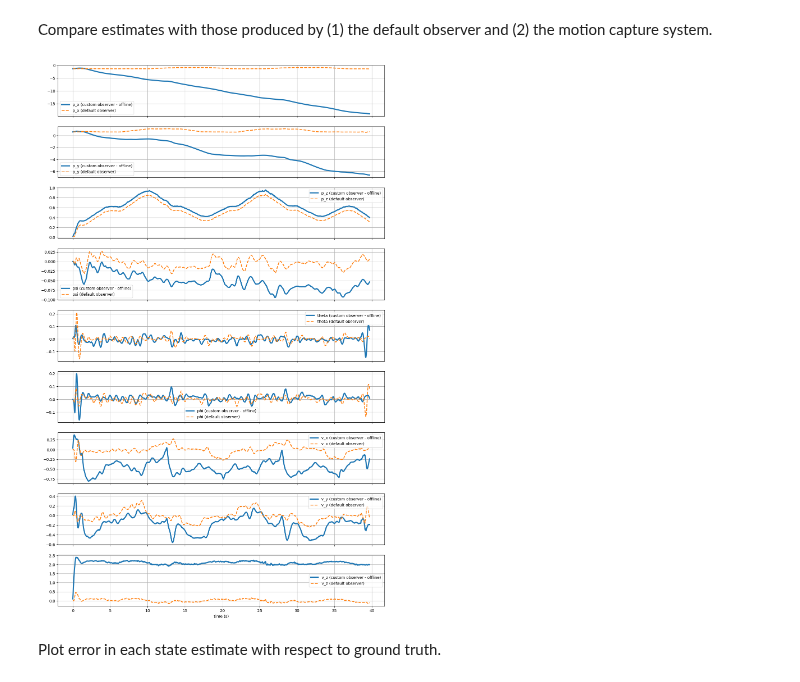
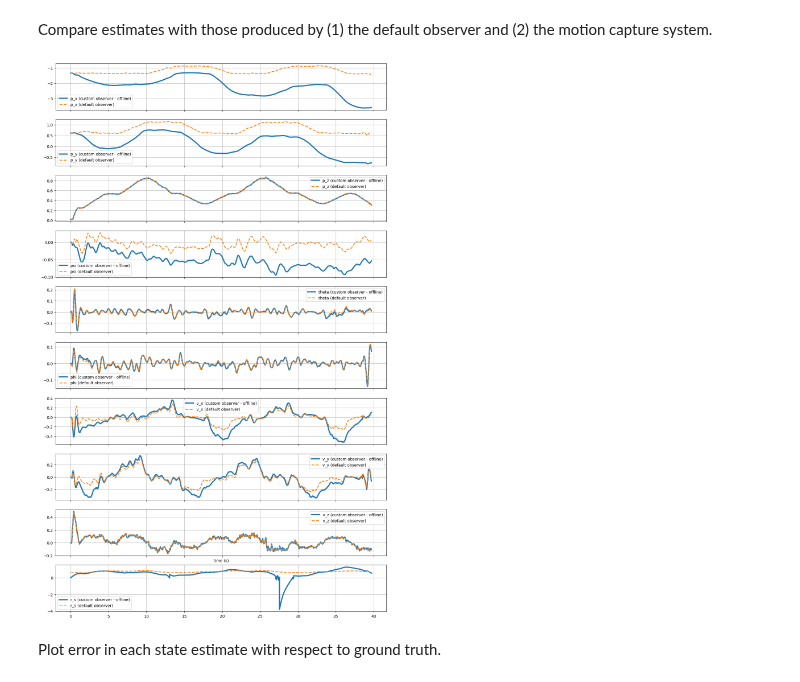
Before and after one commit to Chairless-maybe/crazyflie-client, a Jupyter notebook: project/offline-implementation.ipynb, the cells around one changed output. Drawn from its saved outputs; the diff is of its cells as text; code cells hidden in the pictures.

```diff
--- a/project/offline-implementation.ipynb
+++ b/project/offline-implementation.ipynb
@@ -460,3 +460,17 @@ for i in range(len(t)):
     r_s_offline[i] = r_s
 # %% [markdown]
 Compute error in each state estimate (relative to state estimates produced by the default observer and logged during the flight test).
+# %%
+p_x_t_w = -1.2
+p_y_t_w = 1.2
+p_z_t_w = 0.
+
+p_x_t_default = p_x_default - p_x_t_w
+p_y_t_default = p_y_default - p_y_t_w
+p_z_t_default = p_z_default - p_z_t_w
+
+p_b_t_default = np.block([[p_x_t_default], [p_y_t_default], [p_z_t_default]]).T
+
+r_s_default = np.array([np.linalg.norm(p) for p in p_b_t_default])
+print(p_b_t_default)
+print(r_s_default)
@@ -476,34 +499,36 @@ Compare estimates with those produced by (1) the default observer and (2) the mo
 # %%
 def comparison_plot(t, s_offline, s_default, name, ax, s_mocap=None):
     ax.plot(t, s_offline, label=f'{name} (custom observer - offline)', linewidth=3)
     ax.plot(t, s_default, '--', label=f'{name} (default observer)', linewidth=2)
     if s_mocap is not None:
         ax.plot(t, s_mocap, ':', label=f'{name} (mocap)', linewidth=4)
     ax.legend()
     ax.grid()
 
 fig, (ax_p_x,
       ax_p_y,
       ax_p_z,
       ax_psi,
       ax_theta,
       ax_phi,
       ax_v_x,
       ax_v_y,
-      ax_v_z) = plt.subplots(9, 1, figsize=(15, 25), sharex=True)
+      ax_v_z,
+      ax_r_s) = plt.subplots(10, 1, figsize=(15, 25), sharex=True)
 comparison_plot(t, p_x_offline, p_x_default, 'p_x', ax_p_x)
 comparison_plot(t, p_y_offline, p_y_default, 'p_y', ax_p_y)
 comparison_plot(t, p_z_offline, p_z_default, 'p_z', ax_p_z)
 comparison_plot(t, psi_offline, psi_default, 'psi', ax_psi)
 comparison_plot(t, theta_offline, theta_default, 'theta', ax_theta)
 comparison_plot(t, phi_offline, phi_default, 'phi', ax_phi)
 comparison_plot(t, v_x_offline, v_x_default, 'v_x', ax_v_x)
 comparison_plot(t, v_y_offline, v_y_default, 'v_y', ax_v_y)
 comparison_plot(t, v_z_offline, v_z_default, 'v_z', ax_v_z)
+comparison_plot(t, r_s_offline, r_s_default, 'r_s', ax_r_s)
 ax_v_z.set_xlabel('time (s)')
 plt.show()
 # %% [output]
-[figure, old version]
+[figure, new version]
 # %% [markdown]
 Plot error in each state estimate with respect to ground truth.
 # %%
```
Also changed, not shown: parts of 9 cells of this notebook, 2 other files.
